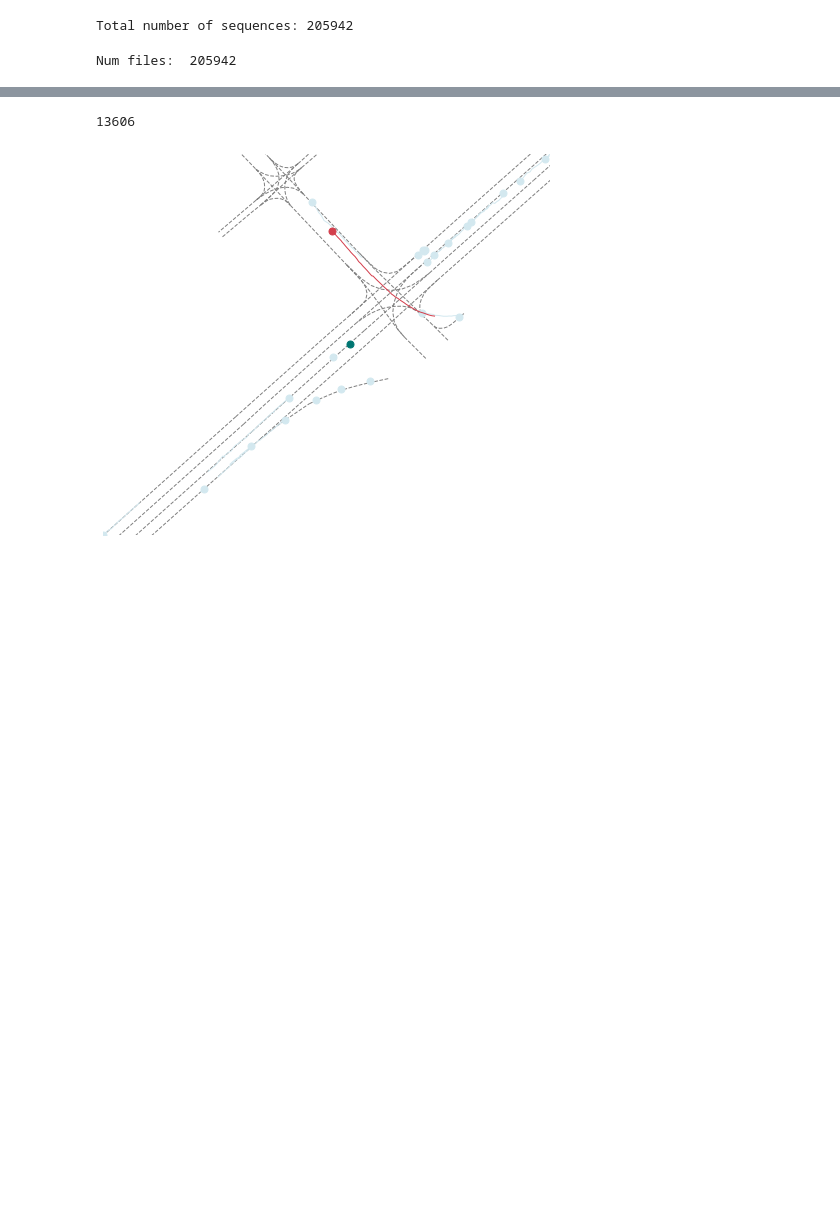
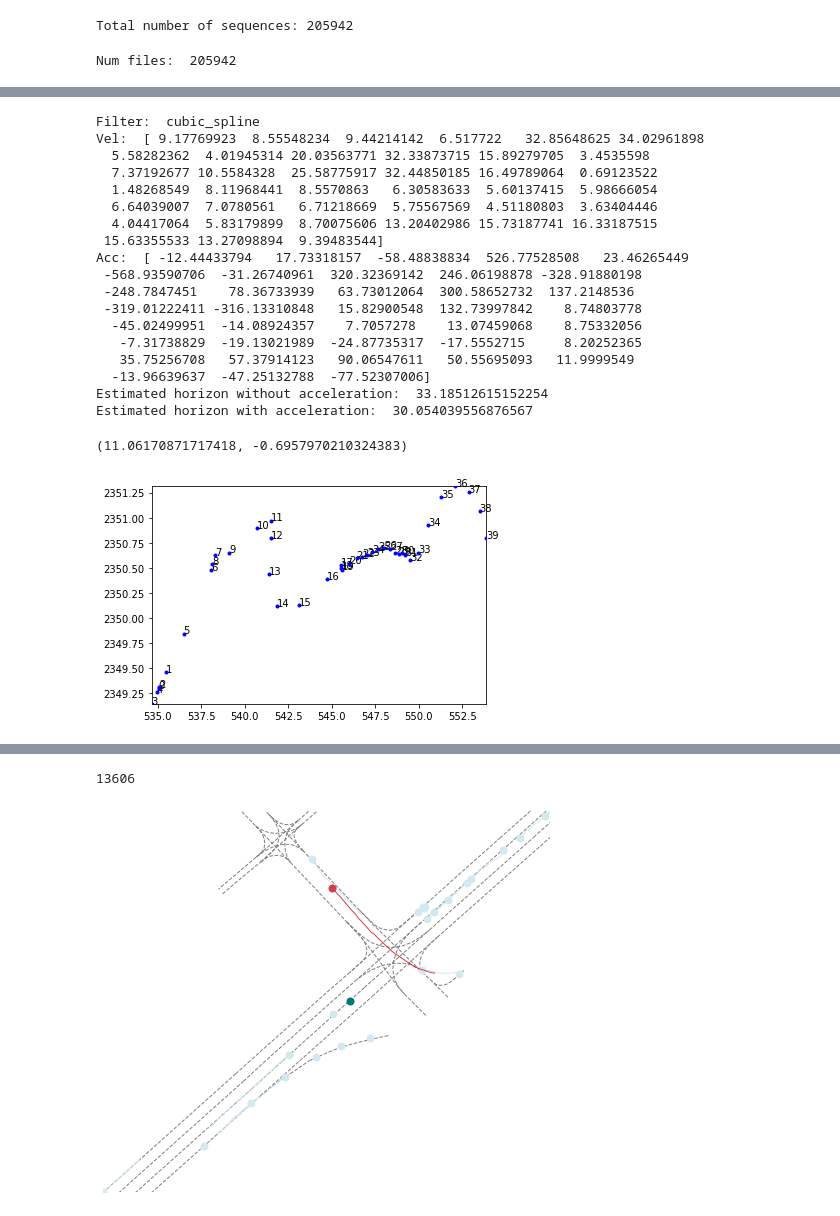
Before and after one commit to Cram3r95/mapfe4mp, a Jupyter notebook: evaluate/argoverse/test_argoverse_forecasting_map.ipynb, the cells around one changed output, grey strips where cells are left out. Saved outputs shown, nothing was run; the diff lists cells and outputs as text; code cells hidden in the pictures; blank space fills up the shorter version.

```diff
--- a/evaluate/argoverse/test_argoverse_forecasting_map.ipynb
+++ b/evaluate/argoverse/test_argoverse_forecasting_map.ipynb
@@ -160,0 +178,23 @@ Estimated horizon with acceleration:  9.195136871741692
+# %%
+map_features_utils_instance.get_agent_velocity_and_acceleration(agent_xy,filter="cubic_spline",debug=True)
+# %% [output]
+Filter:  cubic_spline
+Vel:  [ 9.17769923  8.55548234  9.44214142  6.517722   32.85648625 34.02961898
+  5.58282362  4.01945314 20.03563771 32.33873715 15.89279705  3.4535598
+  7.37192677 10.5584328  25.58775917 32.44850185 16.49789064  0.69123522
+  1.48268549  8.11968441  8.5570863   6.30583633  5.60137415  5.98666054
+  6.64039007  7.0780561   6.71218669  5.75567569  4.51180803  3.63404446
+  4.04417064  5.83179899  8.70075606 13.20402986 15.73187741 16.33187515
+ 15.63355533 13.27098894  9.39483544]
+Acc:  [ -12.44433794   17.73318157  -58.48838834  526.77528508   23.46265449
+ -568.93590706  -31.26740961  320.32369142  246.06198878 -328.91880198
+ -248.7847451    78.36733939   63.73012064  300.58652732  137.2148536
+ -319.01222411 -316.13310848   15.82900548  132.73997842    8.74803778
+  -45.02499951  -14.08924357    7.7057278    13.07459068    8.75332056
+   -7.31738829  -19.13021989  -24.87735317  -17.5552715     8.20252365
+   35.75256708   57.37914123   90.06547611   50.55695093   11.9999549
+  -13.96639637  -47.25132788  -77.52307006]
+Estimated horizon without acceleration:  33.18512615152254
+Estimated horizon with acceleration:  30.054039556876567
+(11.06170871717418, -0.6957970210324383)
+[figure, added]
```
Also changed, not shown: parts of 5 cells of this notebook, 14 other files.
